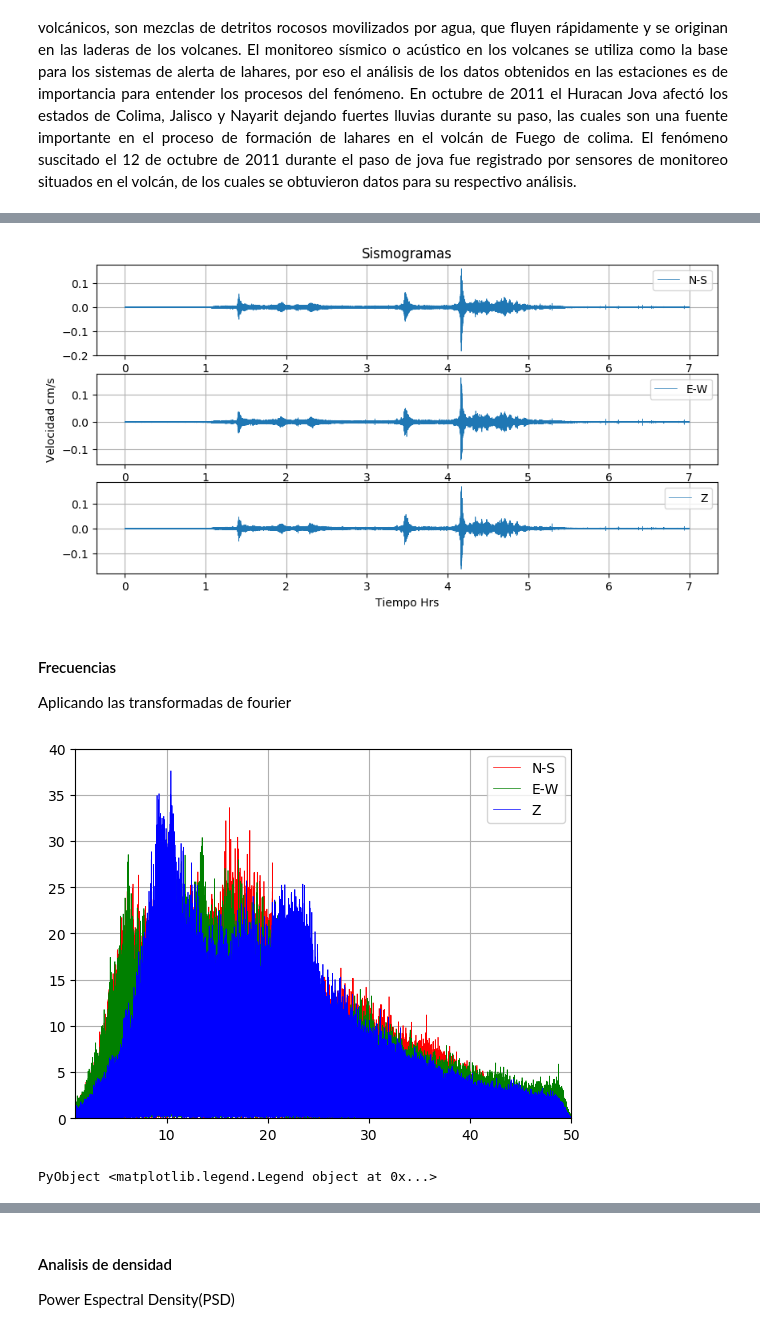
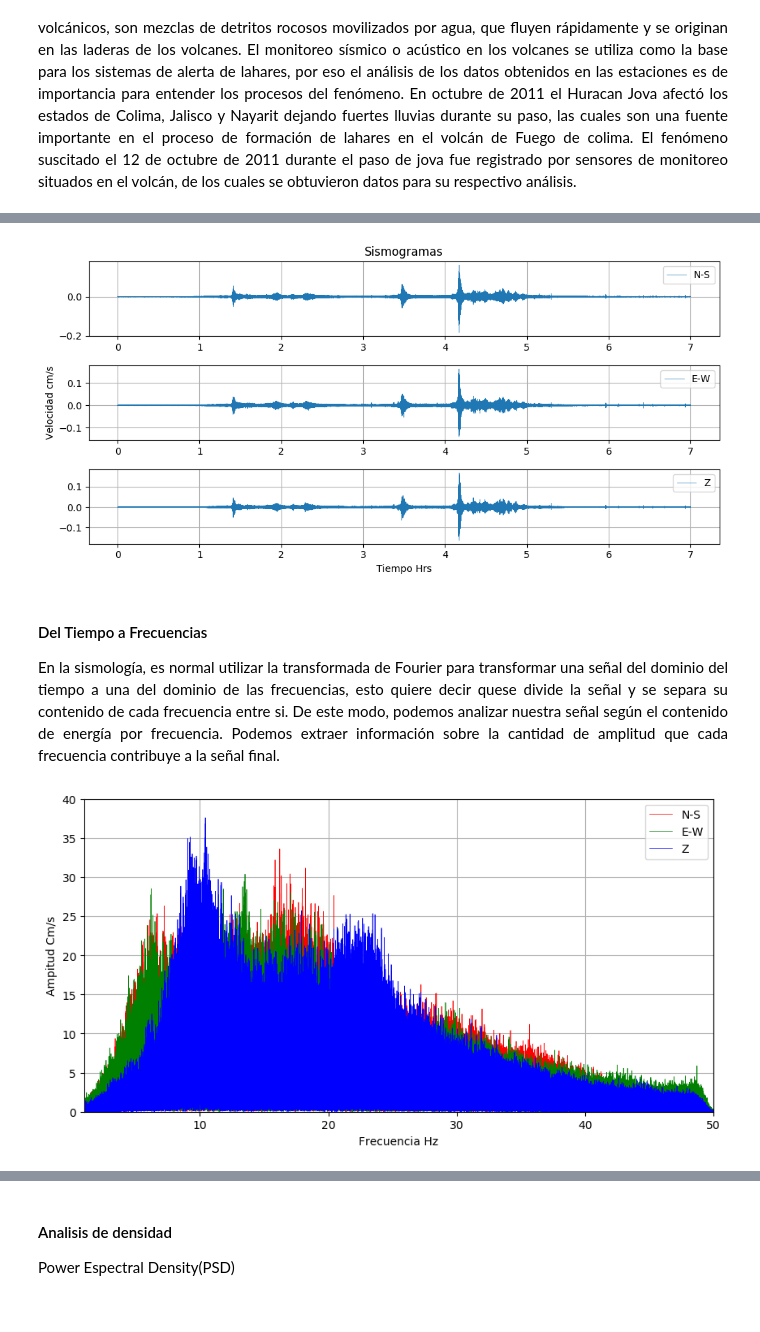
Before and after one commit to GuillermoSapiens/verano, a Jupyter notebook: lahar_colima.ipynb, the cells around one changed output, grey strips where cells are left out. Saved outputs shown, nothing was run; the diff lists cells and outputs as text; code cells hidden in the pictures.

```diff
--- a/lahar_colima.ipynb
+++ b/lahar_colima.ipynb
@@ -19,17 +36,18 @@ t1=(t/3600);
 # %%
-fig = figure("pyplot_subplot_mixed",figsize=(10,5))
-subplot(311)
-plot(t1,datN,linewidth=0.5,label="N-S")
-axis("tight");title("Sismogramas");grid("on");legend(loc="upper right",fancybox="true")
-subplot(312)
-plot(t1,datE,linewidth=0.5,label="E-W")
-axis("tight");grid("on");ylabel("Velocidad cm/s");legend(loc="upper right",fancybox="true")
-subplot(313)
-plot(t1,datZ,linewidth=0.5,label="Z")
-axis("tight");grid("on");xlabel("Tiempo Hrs");legend(loc="upper right",fancybox="true")
- fig[:canvas][:draw]()
+#Celda para crear las figuras de sismogramas.
+fig = figure("Sismogramas",figsize=(10,5)) #Esta linea crea una figura
+subplot(311) #Crea una figura en la primer fila.
+    plot(t1,datN,linewidth=0.5,label="N-S")# gráfica la componente Norte-Sur de la estación.
+        #linewidth indica el grosor de la linea, label el nombre o étiqueta de los datos graficados.
+    axis("tight");title("Sismogramas");grid("on");legend(loc="upper right",fancybox="true")
+        #axis indica el largo del eje del gráfico,title Crea el nombre de la figura, mientras que legend indica la posición de la leyenda
+subplot(312) #Crea una figura en la segunda fila.
+    plot(t1,datE,linewidth=0.5,label="E-W")# gráfica la componente Este-Oeste de la estación.
+    axis("tight");grid("on");ylabel("Velocidad cm/s");legend(loc="upper right",fancybox="true")
+subplot(313) #Crea una figura  en la tercer fila.
+    plot(t1,datZ,linewidth=0.5,label="Z")# gráfica la componente Elevación de la estación.
+    axis("tight");grid("on");xlabel("Tiempo Hrs");legend(loc="upper right",fancybox="true")
+PyPlot.tight_layout()
+ fig[:canvas][:draw]() #Actualiza la figura.
 # %% [output]
-[figure, old version]
+[figure, new version]
-# %% [markdown]
-#### Frecuencias
-Aplicando las transformadas de fourier
@@ -40,0 +54,3 @@ tF=collect(0:1:((length(FN)-1)/2))*((δ)/((length(FN))));
+# %% [markdown]
+#### Del Tiempo a Frecuencias
+<p style="text-align:justify">En la sismología, es normal utilizar la transformada de Fourier para transformar una señal del dominio del tiempo a una del dominio de las frecuencias, esto quiere decir quese divide la señal y se separa su contenido de cada frecuencia entre si. De este modo, podemos analizar nuestra señal según el contenido de energía por frecuencia. Podemos extraer información sobre la cantidad de amplitud que cada frecuencia contribuye a la señal final.</p>
@@ -41,10 +64,15 @@ tF=collect(0:1:((length(FN)-1)/2))*((δ)/((length(FN))));
 # %%
-ax = gca()
-ax[:set_ylim]([0,40])
-ax[:set_xlim]([1,50])
+#Crea una figura de las frecuencias obtenidas aplicando la transformada de Fourier.
+TFfig=figure("Frecuencias",figsize=(10,5))
+ax = gca() # gca() se utiliza para crear una figura donde se grafican varios datos.
+ax[:set_ylim]([0,40]) # Establece los límites del eje y de la figura.
+ax[:set_xlim]([1,50]) # Establece los límites del eje x de la figura.
+#Se grafica cada componente por separado, cada una en un color diferente (red, green,blue), con un grosor de linea de 0.5 y su correspondeite
+#etiqueta de la coponentente gráficada.
 FFN=plot(tF,abs.(FN[1:Int((length(FN)/2))]),"r-",linewidth=0.5,label="N-S");grid("on");legend(loc="upper right",fancybox="true")
 FFE=plot(tF,abs.(FE[1:Int((length(FE)/2))]),"g-",linewidth=0.5,label="E-W");grid("on");legend(loc="upper right",fancybox="true")
 FFZ=plot(tF,abs.(FZ[1:Int((length(FZ)/2))]),"b-",linewidth=0.5,label="Z");grid("on");legend(loc="upper right",fancybox="true")
+xlabel("Frecuencia Hz");ylabel("Ampitud Cm/s")
+TFfig[:canvas][:draw]() #Actualiza la figura.
 # %% [output]
-[figure, old version]
+[figure, new version]
-PyObject <matplotlib.legend.Legend object at 0x...>
```
Also changed, not shown: parts of 15 cells of this notebook.
